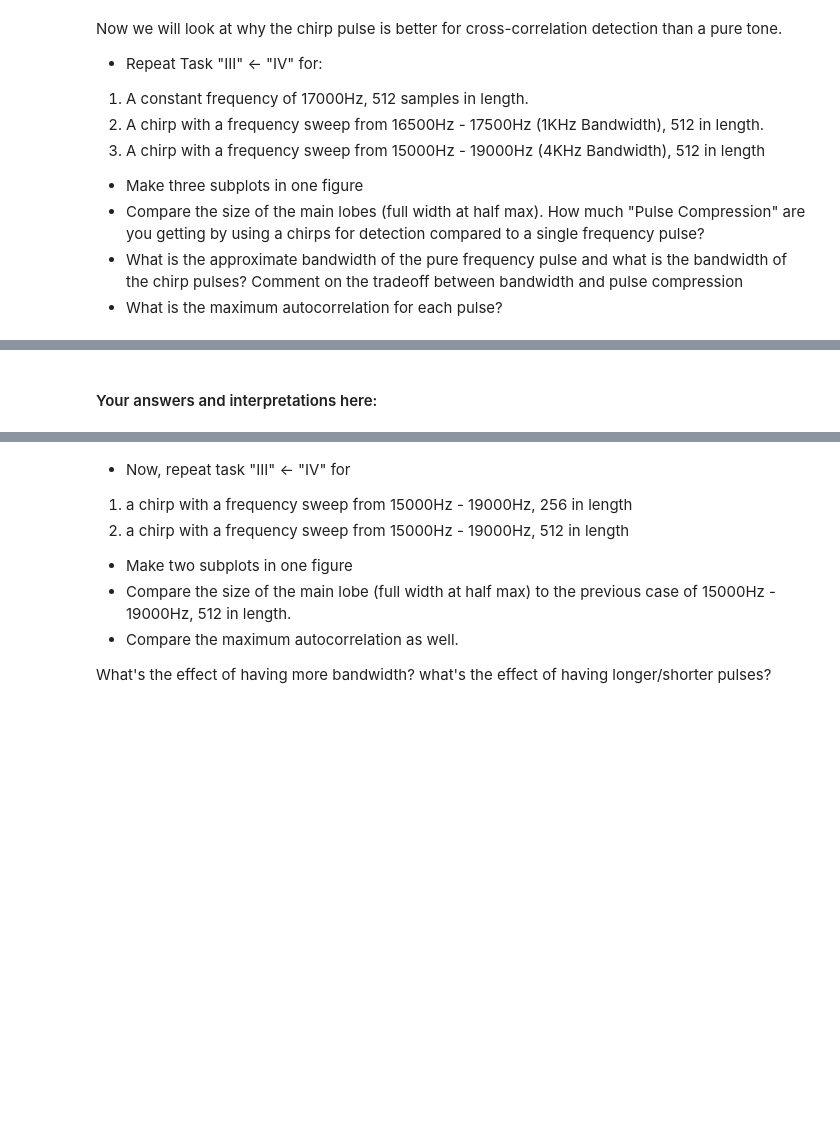
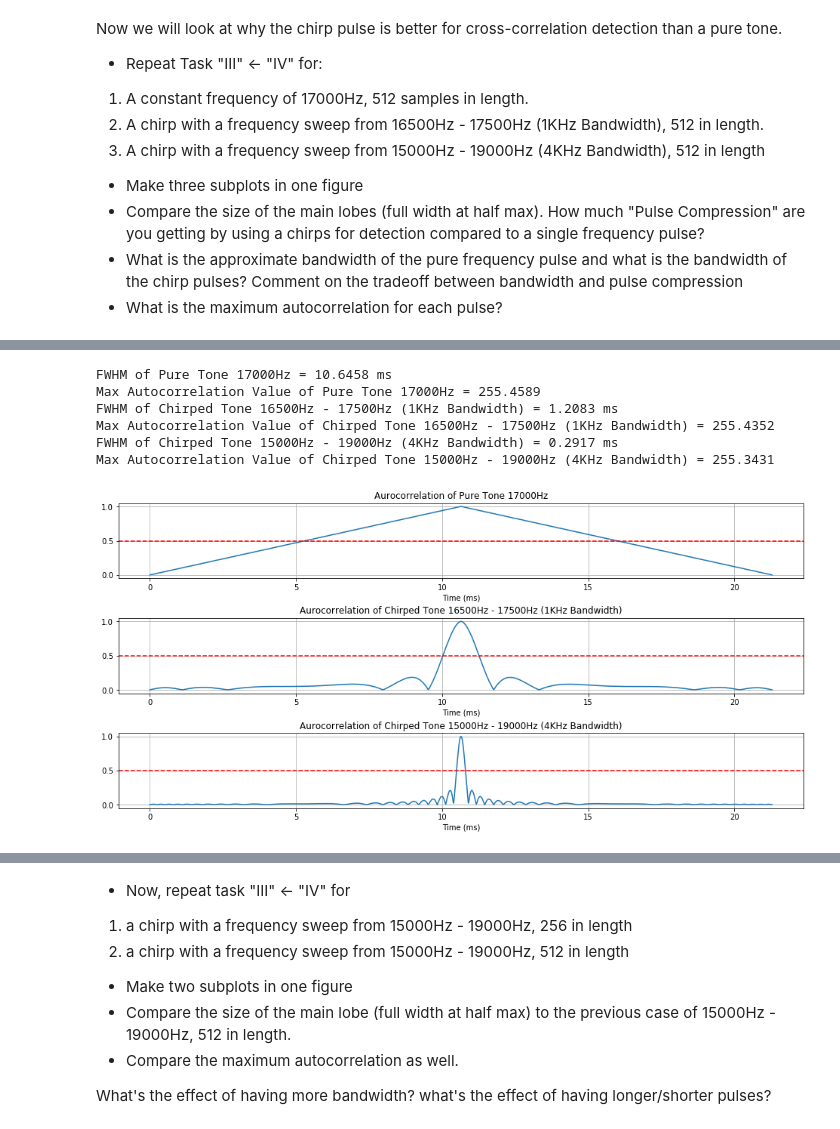
Before and after one commit to EricNRodriguez/ELEC3305_sonar, a Jupyter notebook: sonarpackage/TimeDomain-Sonar.ipynb, the cells around one changed output, grey strips where cells are left out. Cells and saved outputs as stored; diff of their text form; code cells hidden in the pictures; blank space fills up the shorter version.

```diff
--- a/sonarpackage/TimeDomain-Sonar.ipynb
+++ b/sonarpackage/TimeDomain-Sonar.ipynb
@@ -496,49 +511,62 @@ Now we will look at why the chirp pulse is better for cross-correlation detectio
 - What is the approximate bandwidth of the pure frequency pulse and what is the bandwidth of the chirp pulses? Comment on the tradeoff between bandwidth and pulse compression
 - What is the maximum autocorrelation for each pulse?
 # %%
-%matplotlib notebook
-
 # your solution here
 fs = 48000
 T = 512/fs
-Amp = 0.5
 
 time = np.r_[0:T:(1/fs)]
 
-f_initial = 17000
-phi_pure = 2*np.pi*(f0)*time
-pure_chirp = Amp*np.sin(phi_pure)
+f_0 = 17000
+phi_pure = 2*np.pi*(f_0)*time
+pure_chirp = np.sin(phi_pure)
 pure_chirp_a = np.exp(1j*phi_pure)
-pure_xcorr = signal.fftconvolve(pure_chirp, chirp_pure_1[::-1], mode = 'full')
-max_pure = np.amax(pure_xcorr)
-pure_xcorr = pure_xcorr/max_pure
+pure_xcorr = abs(signal.fftconvolve(pure_chirp, pure_chirp_a[::-1], mode = 'full'))
 
 # chirp 1
-k1 = (17500-16500)/T
+m1 = (17500-16500)/T
 t_chirp = np.r_[0:T:(1/fs)]
-phi_t1 = 2*np.pi*(16500+k1*time/2)*time;
-chirp_1 = Amp*np.sin(phi_t1)
+phi_t1 = 2*np.pi*(16500+m1*time/2)*time
+chirp_1 = np.sin(phi_t1)
 chirp_1a = np.exp(1j*phi_t1)
 
-xcorr_1 = signal.fftconvolve(chirp_1, chirp_1a[::-1], mode = 'full')
-max_1 = np.amax(xcorr_1)
-xcorr_1 = xcorr_1/max_1
+xcorr_1 = abs(signal.fftconvolve(chirp_1, chirp_1a[::-1], mode = 'full'))
 
 # chirp 2
-k2 = (19000-15000)/T
-phi_t2 = 2*np.pi*(15000+k2*time/2)*time
-chirp_2 = Amp*np.sin(phi_t2)
+m2 = (19000-15000)/T
+phi_t2 = 2*np.pi*(15000+m2*time/2)*time
+chirp_2 = np.sin(phi_t2)
 chirp_2a = np.exp(1j*phi_t2)
 
-xcorr_2 = singal.fftconvolve(chirp_2, chirp_2a[::-1],mode='full')
-max_2 = np.amax(xcorr_2)
-xcorr_2 = xcorr_2/max_2
+xcorr_2 = abs(signal.fftconvolve(chirp_2, chirp_2a[::-1],mode='full'))
 
-# help with plot
+# Double time for correlation results:
+time = np.r_[0:2*T:(1/fs)]
+
+# plot
 width, height = figaspect(0.3)
 fig1, (ax1, ax2, ax3) = plt.subplots(3, 1, figsize=(width,height))
-ax1.plot(time[0:len(pure_xcorr)], abs(pure_xcorr))
-ax1.set_title('Cross Correlation of Pure Tone')
-ax1.set_xlabel('Time (ms)')
-ax1.grid('on')
+plt.tight_layout()
+plt.subplots_adjust(top=1.5)
+ax_data = ((ax1,'Pure Tone 17000Hz',pure_xcorr), (ax2,'Chirped Tone 16500Hz - 17500Hz (1KHz Bandwidth)',xcorr_1),(ax3,'Chirped Tone 15000Hz - 19000Hz (4KHz Bandwidth)',xcorr_2))
+for ax_d in ax_data:
+    axis, title, env = ax_d
+    # fwhm
+    peak_i = np.argmax(env)
+    max_value = np.amax(env)
+    half_value = max_value/2
+    top_half_i = np.where(env >= half_value)
+    fwhm = (top_half_i[0][-1] - top_half_i[0][0])/fs *1000
+    print('FWHM of %s = %.4f ms'%(title,fwhm))
+    print('Max Autocorrelation Value of %s = %.4f'%(title,max_value))
+
+    # normalise
+    env /= max_value
+
+    # plot
+    axis.plot(time[0:len(env)]*1000, env)
+    axis.set_title('Aurocorrelation of %s'%title)
+    axis.set_xlabel('Time (ms)')
+    axis.grid('on')
+    axis.axhline(y=0.5, color='r', linestyle='--')
 # %% [output]
@@ -547,2 +573,7 @@ ax1.grid('on')
+FWHM of Pure Tone 17000Hz = 10.6458 ms
+Max Autocorrelation Value of Pure Tone 17000Hz = 255.4589
+FWHM of Chirped Tone 16500Hz - 17500Hz (1KHz Bandwidth) = 1.2083 ms
+Max Autocorrelation Value of Chirped Tone 16500Hz - 17500Hz (1KHz Bandwidth) = 255.4352
+FWHM of Chirped Tone 15000Hz - 19000Hz (4KHz Bandwidth) = 0.2917 ms
+Max Autocorrelation Value of Chirped Tone 15000Hz - 19000Hz (4KHz Bandwidth) = 255.3431
+[figure, added]
-# %% [markdown]
-#### Your answers and interpretations here:
```
Also changed, not shown: parts of 18 cells of this notebook.
